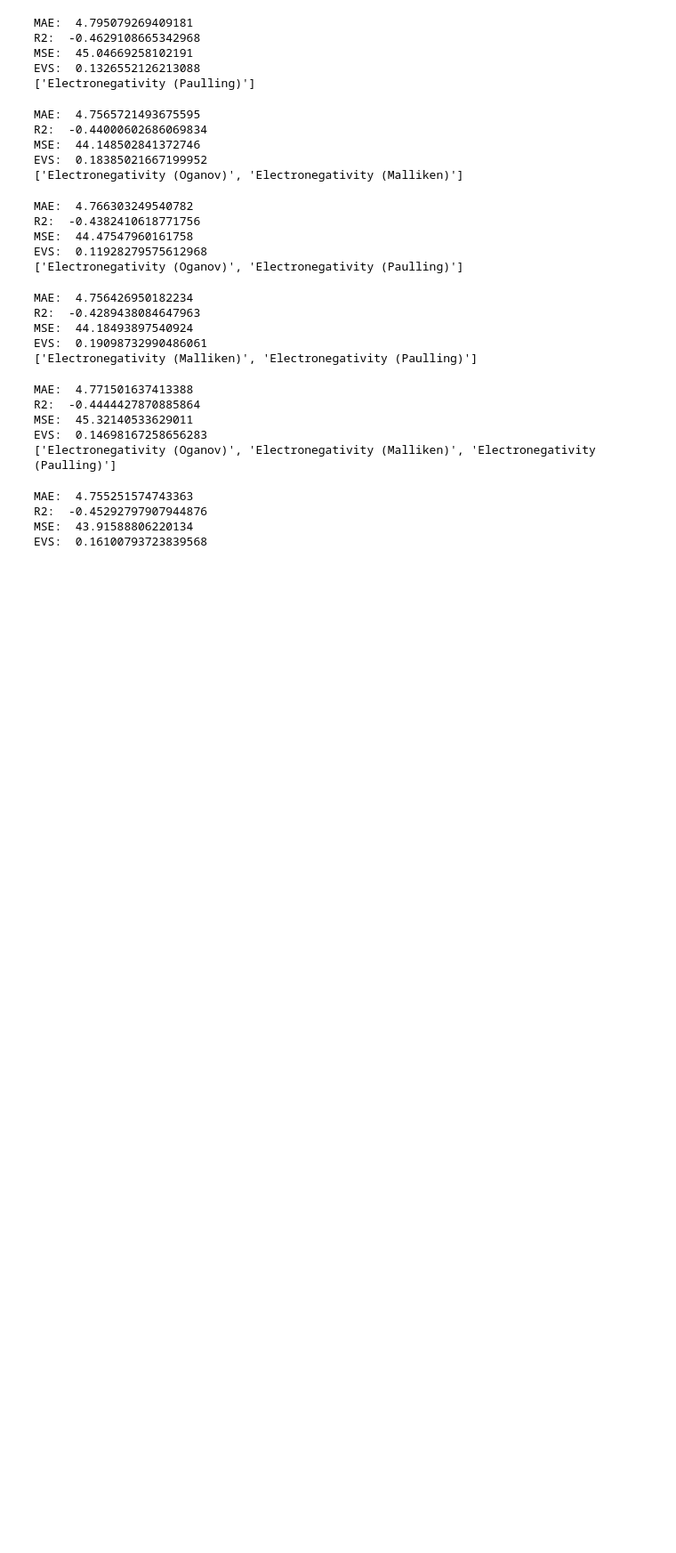
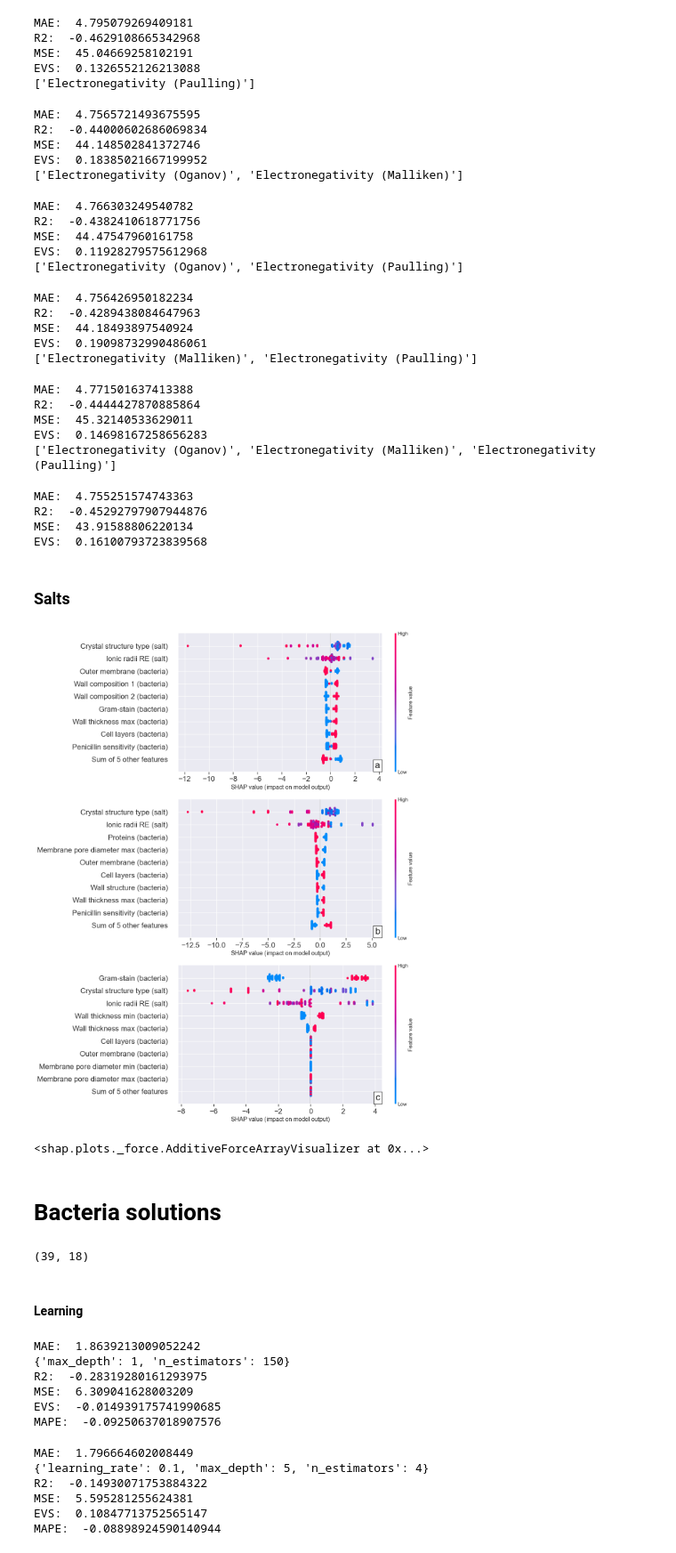
Before and after one commit to Kumokage/ChemML, a Jupyter notebook: notebooks/AntiBio/ElectronegativityTest.ipynb, the cells around one changed output. Shown at 89% size. Cells and saved outputs as stored; diff of their text form; code cells hidden in the pictures; blank space fills up the shorter version.

```diff
--- a/notebooks/AntiBio/ElectronegativityTest.ipynb
+++ b/notebooks/AntiBio/ElectronegativityTest.ipynb
@@ -169,7 +180,7 @@ def run_rforest(X, y, is_show_params=True):
         model,
         parameters,
         cv=5,
-        scoring=['neg_mean_absolute_error', 'r2', 'neg_mean_squared_error', 'explained_variance'],
+        scoring=['neg_mean_absolute_error', 'r2', 'neg_mean_squared_error', 'explained_variance', 'neg_mean_absolute_percentage_error'],
         refit='neg_mean_absolute_error',
         n_jobs=-1)
     clf.fit(X, y)
@@ -185,6 +196,7 @@ def run_rforest(X, y, is_show_params=True):
     scores['MSE'] = -clf.cv_results_['mean_test_neg_mean_squared_error'].max()
     print("EVS: ", clf.cv_results_['mean_test_explained_variance'].max())
     scores['EVS'] = clf.cv_results_['mean_test_explained_variance'].max()
+    print("MAPE: ", clf.cv_results_['mean_test_neg_mean_absolute_percentage_error'].max())
     return best_model, scores
 # %%
 def run_gradient_boosting(X, y, is_show_params=True):
@@ -936,3 +926,40 @@ MAE:  4.755251574743363
 R2:  -0.45292797907944876
 MSE:  43.91588806220134
 EVS:  0.16100793723839568
+# %% [markdown]
+### Salts
+# %%
+from matplotlib.offsetbox import AnchoredText
+
+plt.figure(figsize=(20, 20))
+plt.subplot(3, 1, 1)
+y = 0.02
+x = 1.03
+txt = AnchoredText("a", loc="lower right", pad=0.2, borderpad=0, prop=dict(fontsize="small"))
+plt.gca().add_artist(txt)
+explain(best_random_forest_bacterias, X, "RandomForest_salts_shap", False, True)
+plt.tick_params(axis='both', labelsize=16)
+plt.subplot(3, 1, 2)
+txt = AnchoredText("b", loc="lower right", pad=0.2, borderpad=0, prop=dict(fontsize="small"))
+plt.gca().add_artist(txt)
+explain(best_gradient_boost_bacterias, X, "GradientBoosting_salts_shap", False, True)
+plt.tick_params(axis='both', labelsize=16)
+plt.subplot(3, 1, 3)
+txt = AnchoredText("c", loc="lower right", pad=0.2, borderpad=0, prop=dict(fontsize="small"))
+plt.gca().add_artist(txt)
+explain(best_xgboost_bacterias, X, "XGBoost_salts_shap", False, True)
+plt.subplots_adjust(
+    top=2.5
+)
+plt.tick_params(axis='both', labelsize=16)
+plt.savefig(f'{artifacts_path}Salts_shap.png', bbox_inches='tight')
+# %% [output]
+[figure, added]
+# %%
+explainer = shap.Explainer(best_xgboost_bacterias, X)
+shap_values = explainer(X)
+shap.plots.force(shap_values)
+# %% [output]
+<shap.plots._force.AdditiveForceArrayVisualizer at 0x...>
+# %% [markdown]
+# Bacteria solutions
@@ -938,0 +975,26 @@ EVS:  0.16100793723839568
+# %%
+X = bacterias_data_solution.drop('Stunting diameter', axis=1)
+y = bacterias_data_solution['Stunting diameter']
+X.shape
+# %% [output]
+(39, 18)
+# %% [markdown]
+#### Learning
+# %%
+best_random_forest_bacterias_solutions, _= run_rforest(X, y)
+# %% [output]
+MAE:  1.8639213009052242
+{'max_depth': 1, 'n_estimators': 150}
+R2:  -0.28319280161293975
+MSE:  6.309041628003209
+EVS:  -0.014939175741990685
+MAPE:  -0.09250637018907576
+# %%
+best_gradient_boost_bacterias_solution, _ = run_gradient_boosting(X, y)
+# %% [output]
+MAE:  1.796664602008449
+{'learning_rate': 0.1, 'max_depth': 5, 'n_estimators': 4}
+R2:  -0.14930071753884322
+MSE:  5.595281255624381
+EVS:  0.10847713752565147
+MAPE:  -0.08898924590140944
```
Also changed, not shown: parts of 18 cells of this notebook, 14 other files.
